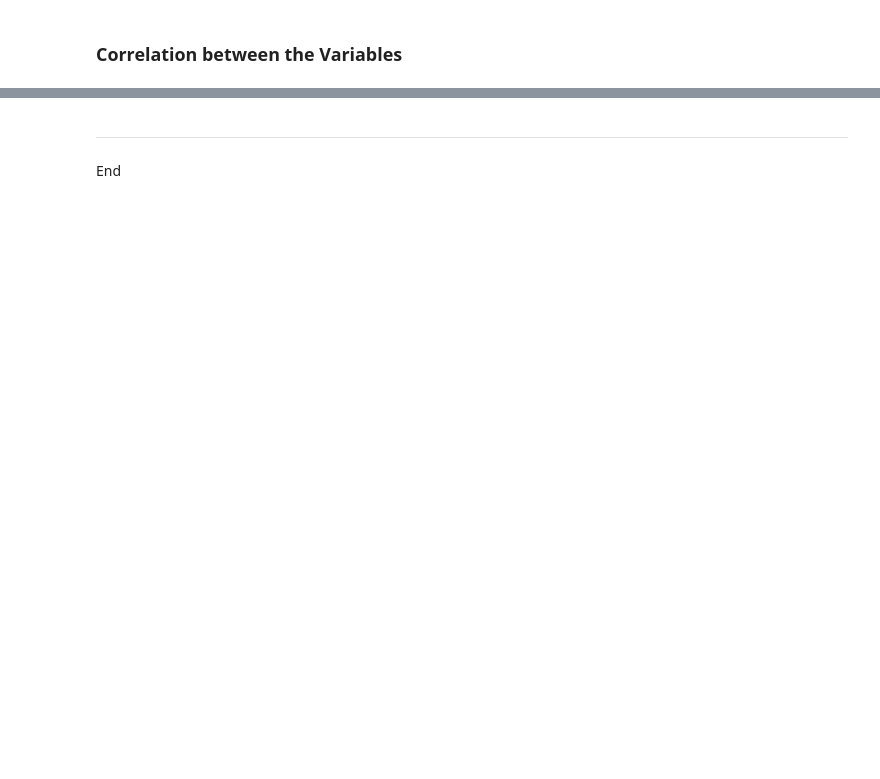
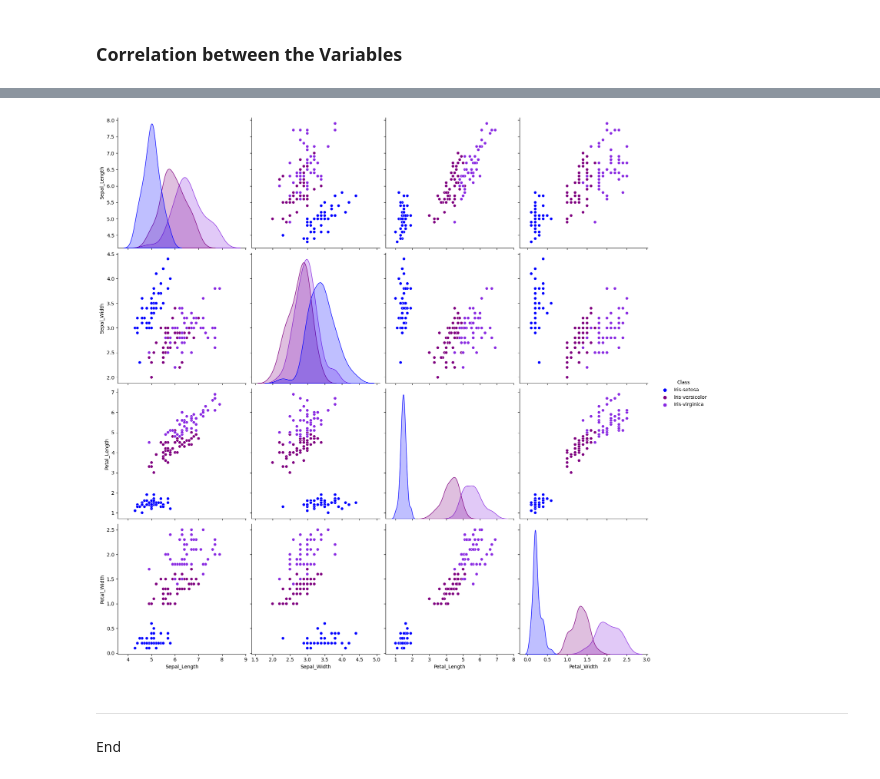
Before and after one commit to rachel-king4/fundamentalsofdataanalysis, a Jupyter notebook: project.ipynb, the cells around one changed output, grey strips where cells are left out. Drawn from its saved outputs; the diff is of its cells as text; code cells hidden in the pictures; blank space fills up the shorter version.

```diff
--- a/project.ipynb
+++ b/project.ipynb
@@ -246,3 +296,8 @@ ax.hist(virginica_sepal_width_dist, bins=100, density=False, color='green');
+# %%
+sns.pairplot(iris, hue = "Class", height=4, palette=['blue', 'purple', 'blueviolet']);   # to create a pairplot to compare each variable with each other
+plt.show();     #  to show the plot
+# %% [output]
+[figure, added]
 # %% [markdown]
 ***
 
```
Also changed, not shown: parts of 7 cells of this notebook, 1 other file.
